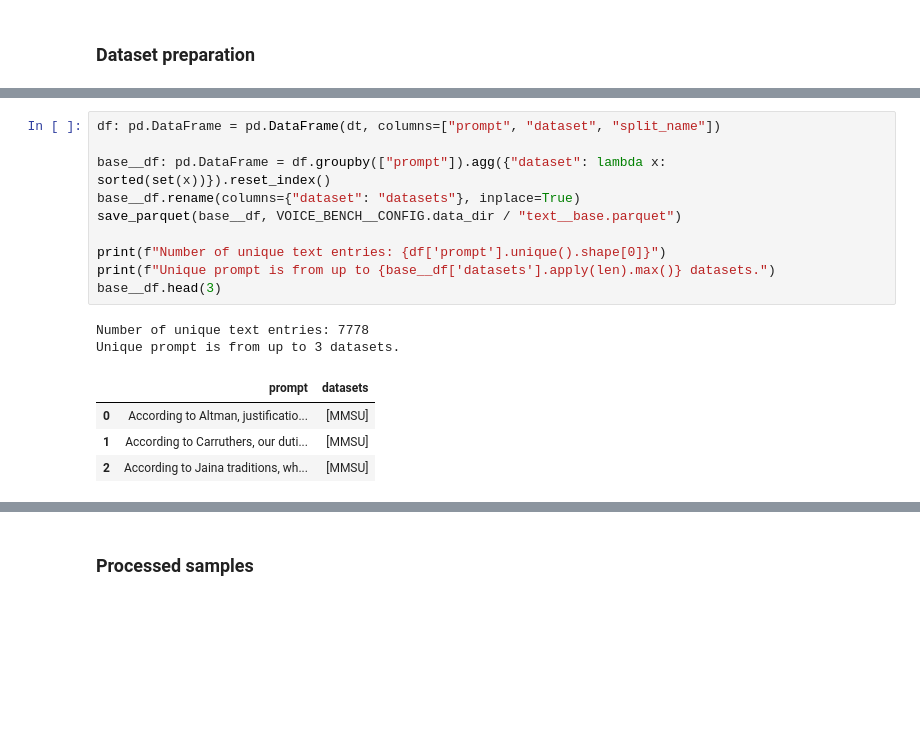
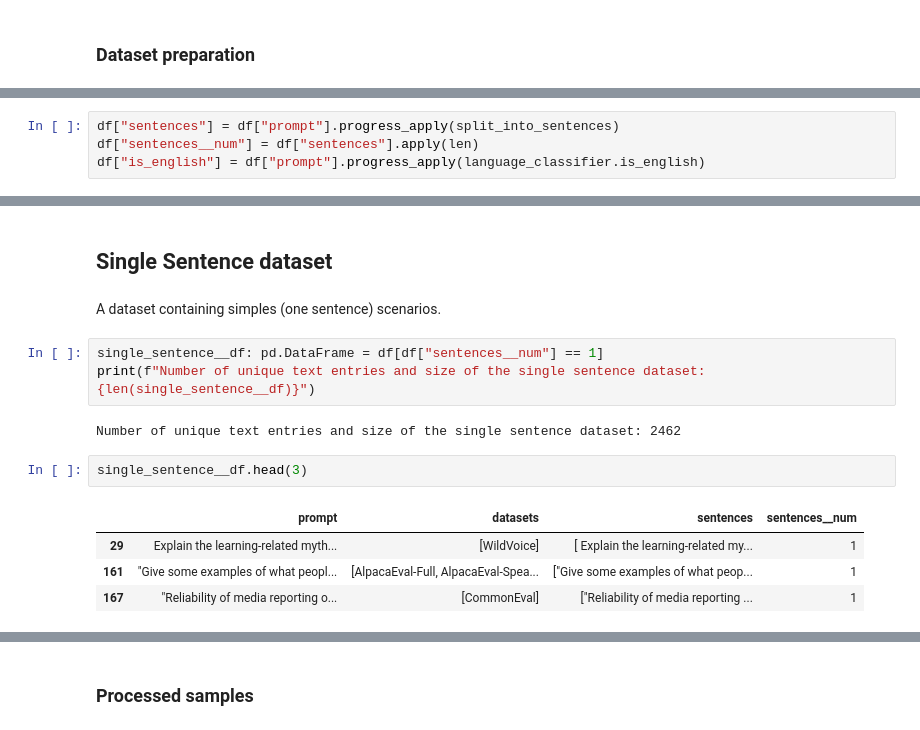
Before and after one commit to Pawlo77/MLLM-Shap, a Jupyter notebook: experiments/data_preparation/voice_bench.ipynb, the cells around one changed output, grey strips where cells are left out. Saved outputs shown, nothing was run; the diff lists cells and outputs as text; blank space fills up the shorter version.

```diff
--- a/experiments/data_preparation/voice_bench.ipynb
+++ b/experiments/data_preparation/voice_bench.ipynb
@@ -218,0 +226,4 @@ Processing WildVoice...
+# %%
+df["sentences"] = df["prompt"].progress_apply(split_into_sentences)
+df["sentences__num"] = df["sentences"].apply(len)
+df["is_english"] = df["prompt"].progress_apply(language_classifier.is_english)
@@ -257,17 +300,16 @@ We can see that our english detection pipeline fails in some places, yet after o
+# %% [markdown]
+## Single Sentence dataset
+# %% [markdown]
+A dataset containing simples (one sentence) scenarios.
 # %%
-df: pd.DataFrame = pd.DataFrame(dt, columns=["prompt", "dataset", "split_name"])
-
-base__df: pd.DataFrame = df.groupby(["prompt"]).agg({"dataset": lambda x: sorted(set(x))}).reset_index()
-base__df.rename(columns={"dataset": "datasets"}, inplace=True)
-save_parquet(base__df, VOICE_BENCH__CONFIG.data_dir / "text__base.parquet")
-
-print(f"Number of unique text entries: {df['prompt'].unique().shape[0]}")
-print(f"Unique prompt is from up to {base__df['datasets'].apply(len).max()} datasets.")
-base__df.head(3)
+single_sentence__df: pd.DataFrame = df[df["sentences__num"] == 1]
+print(f"Number of unique text entries and size of the single sentence dataset: {len(single_sentence__df)}")
 # %% [output]
-Number of unique text entries: 7778
-Unique prompt is from up to 3 datasets.
+Number of unique text entries and size of the single sentence dataset: 2462
-|  | prompt | datasets |
-| 0 | According to Altman, justificatio... | [MMSU] |
-| 1 | According to Carruthers, our duti... | [MMSU] |
-| 2 | According to Jaina traditions, wh... | [MMSU] |
+# %%
+single_sentence__df.head(3)
+# %% [output]
+|  | prompt | datasets | sentences | sentences__num |
+| 29 | Explain the learning-related myth... | [WildVoice] | [ Explain the learning-related my... | 1 |
+| 161 | "Give some examples of what peopl... | [AlpacaEval-Full, AlpacaEval-Spea... | ["Give some examples of what peop... | 1 |
+| 167 | "Reliability of media reporting o... | [CommonEval] | ["Reliability of media reporting ... | 1 |
```
Also changed, not shown: parts of 62 cells of this notebook, 7 other files.
